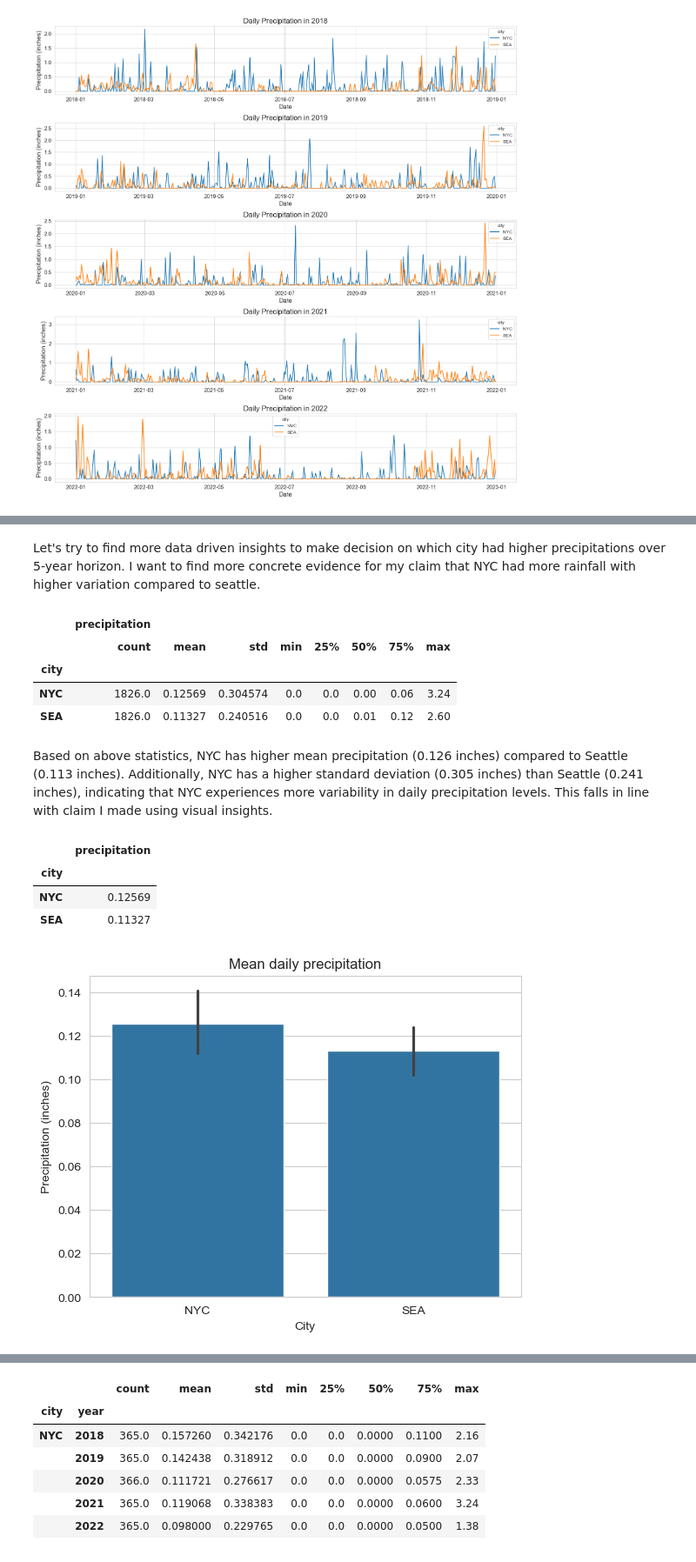
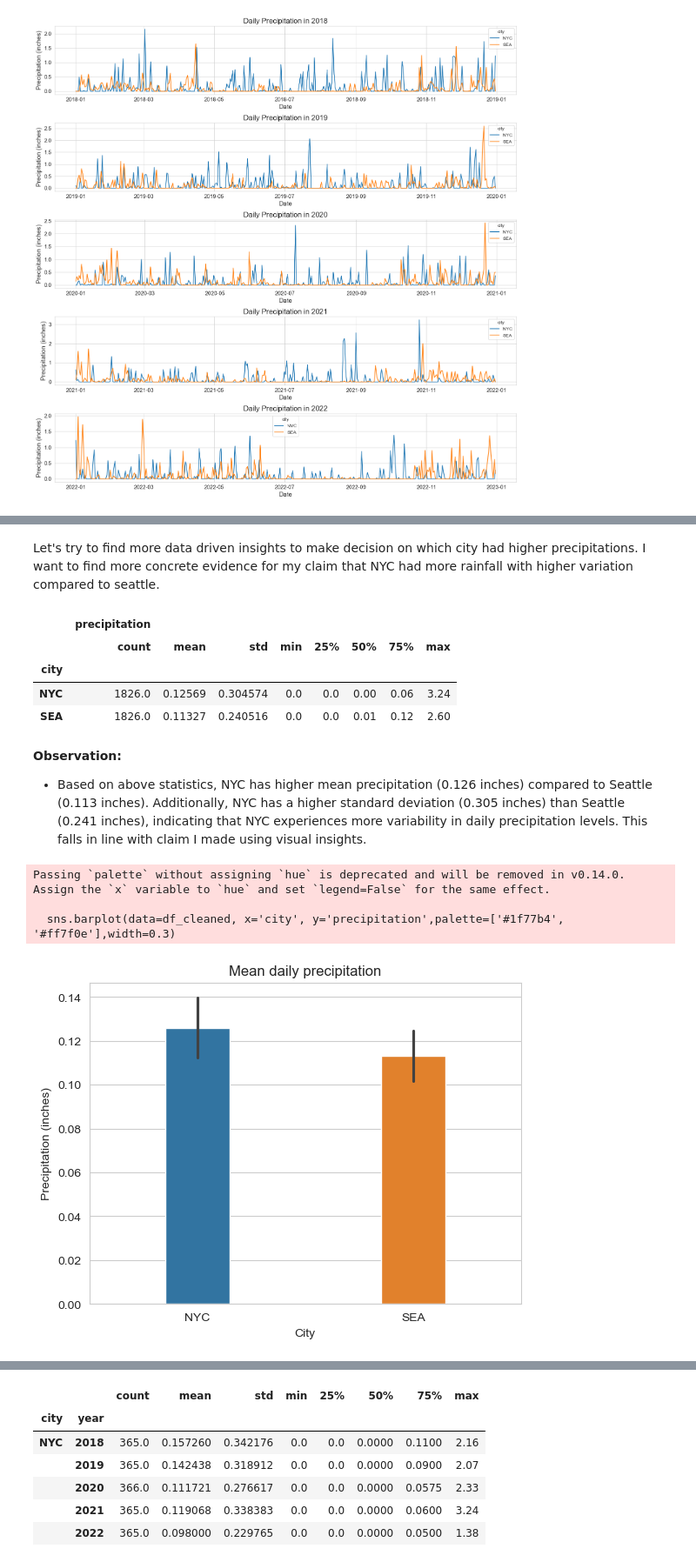
Before and after one commit to rkamatn/weather, a Jupyter notebook: code/Exploratory_data.ipynb, the cells around one changed output, grey strips where cells are left out. Shown at 87% size. Saved outputs shown, nothing was run; the diff lists cells and outputs as text; code cells hidden in the pictures.

```diff
--- a/code/Exploratory_data.ipynb
+++ b/code/Exploratory_data.ipynb
@@ -71,4 +76,4 @@ Overall, I would say NYC had more rainfall with higher variation compared to Sea
 # %% [markdown]
-Let's try to find more data driven insights to make decision on which city had higher precipitations over 5-year horizon. I want to find more concrete evidence for my claim that NYC had more rainfall with higher variation compared to seattle.
+Let's try to find more data driven insights to make decision on which city had higher precipitations. I want to find more concrete evidence for my claim that NYC had more rainfall with higher variation compared to seattle.
 # %%
 # Calculate basic descriptive statistics for both cities
@@ -80,23 +86,21 @@ df_cleaned[['city','precipitation']].groupby('city').describe()
 | NYC | 1826.0 | 0.12569 | 0.304574 | 0.0 | 0.0 | 0.00 | 0.06 | 3.24 |
 | SEA | 1826.0 | 0.11327 | 0.240516 | 0.0 | 0.0 | 0.01 | 0.12 | 2.60 |
 # %% [markdown]
-Based on above statistics, NYC has higher mean precipitation (0.126 inches) compared to Seattle (0.113 inches). Additionally, NYC has a higher standard deviation (0.305 inches) than Seattle (0.241 inches), indicating that NYC experiences more variability in daily precipitation levels. This falls in line with claim I made using visual insights.
+<b> Observation: </b>
+
+* Based on above statistics, NYC has higher mean precipitation (0.126 inches) compared to Seattle (0.113 inches). Additionally, NYC has a higher standard deviation (0.305 inches) than Seattle (0.241 inches), indicating that NYC experiences more variability in daily precipitation levels. This falls in line with claim I made using visual insights.
-# %%
-# Calculate the mean precipitation for both cities
-df_cleaned[['city','precipitation']].groupby('city').mean()
-# %% [output]
-|  | precipitation |
-| city |  |
-| NYC | 0.12569 |
-| SEA | 0.11327 |
 # %%
 # Create a bar plot of mean daily precipitation for each city
-#plt.figure(figsize=(20, 5))
-sns.barplot(data=df_cleaned, x='city', y='precipitation')
+
+sns.barplot(data=df_cleaned, x='city', y='precipitation',palette=['#1f77b4', '#ff7f0e'],width=0.3)
 plt.xlabel('City', fontsize=10)
 plt.ylabel('Precipitation (inches)', fontsize=10)
 plt.title('Mean daily precipitation')
+
 plt.tick_params(labelsize=10)
 plt.show()
 # %% [output]
+Passing `palette` without assigning `hue` is deprecated and will be removed in v0.14.0. Assign the `x` variable to `hue` and set `legend=False` for the same effect.
+
+  sns.barplot(data=df_cleaned, x='city', y='precipitation',palette=['#1f77b4', '#ff7f0e'],width=0.3)
-[figure, old version]
+[figure, new version]
```
Also changed, not shown: parts of 44 cells of this notebook, 4 other files.
